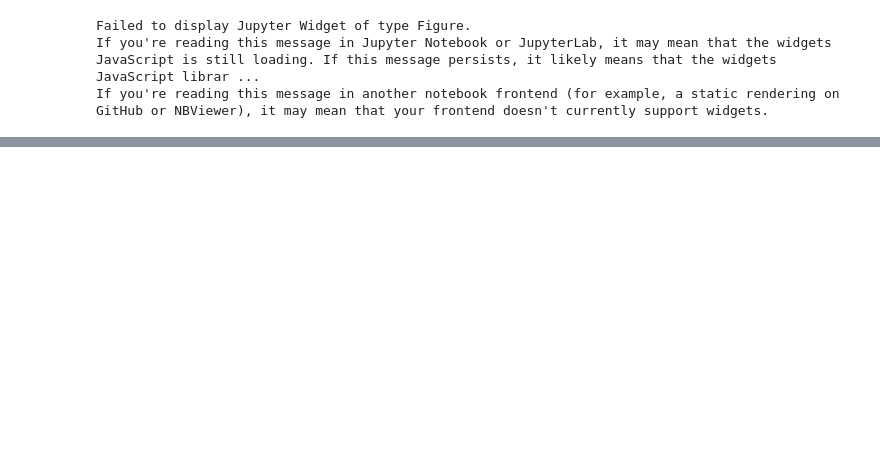
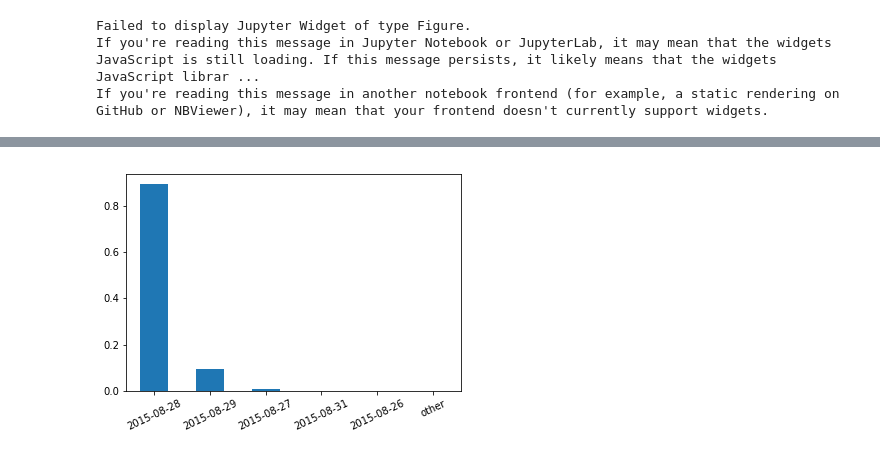
Before and after one commit to arjunrao87/nyc-311-datajam, a Jupyter notebook: nyc-311-datajam-notebook-v0.0.1.ipynb, the cells around one changed output, grey strips where cells are left out. Saved outputs shown, nothing was run; the diff lists cells and outputs as text; code cells hidden in the pictures; blank space fills up the shorter version.

```diff
--- a/nyc-311-datajam-notebook-v0.0.1.ipynb
+++ b/nyc-311-datajam-notebook-v0.0.1.ipynb
@@ -212,0 +269,12 @@ If you're reading this message in another notebook frontend (for example, a stat
+# %%
+prob = pd.value_counts(results_df["created_date"].dt.date,normalize=True)
+threshold = 0.001
+mask = prob > threshold
+tail_prob = prob.loc[~mask].sum()
+prob = prob.loc[mask]
+prob['other'] = tail_prob
+prob.plot(kind='bar')
+plt.xticks(rotation=25)
+plt.show()
+# %% [output]
+[figure, added]
```
Also changed, not shown: parts of 14 cells of this notebook.
